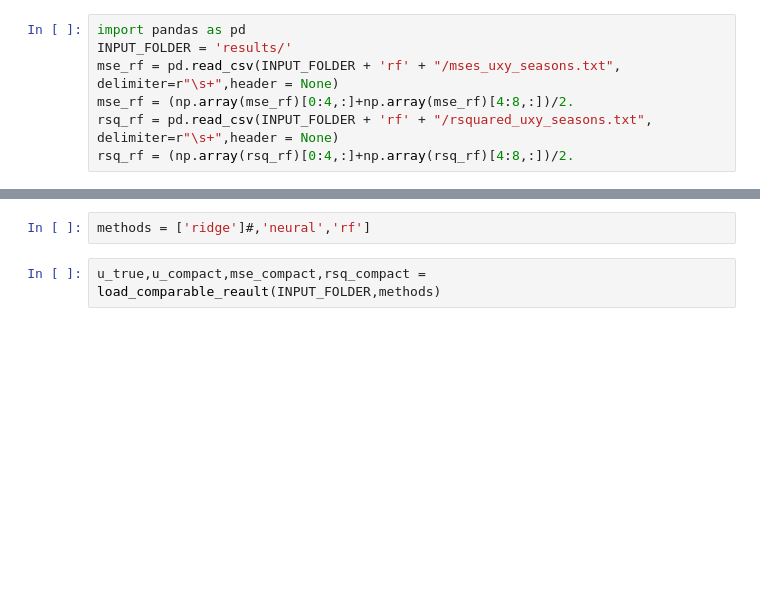
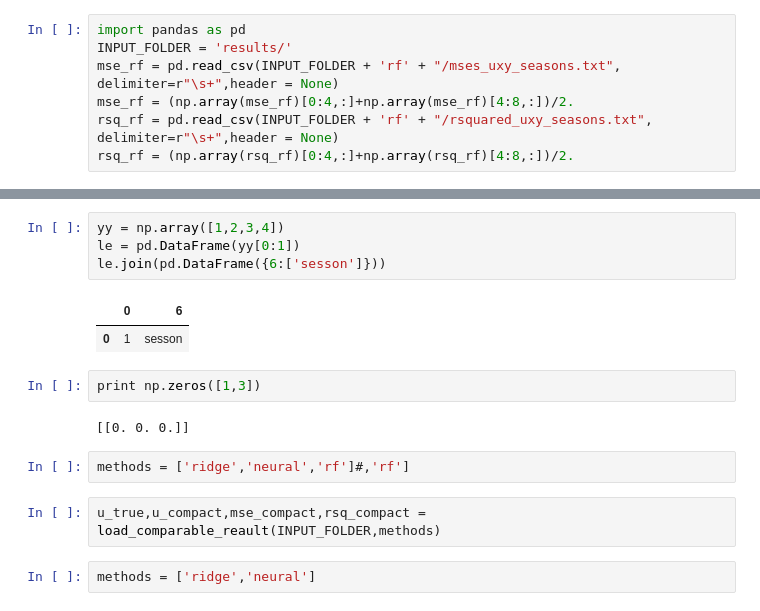
Before and after one commit to gianlucamancini7/ml_project2, a Jupyter notebook: final_submission_scripts/Result_analysis.ipynb, the cells around one changed output, grey strips where cells are left out. Drawn from its saved outputs; the diff is of its cells as text; blank space fills up the shorter version.

```diff
--- a/final_submission_scripts/Result_analysis.ipynb
+++ b/final_submission_scripts/Result_analysis.ipynb
@@ -19,7 +43,20 @@ df.to_csv(INPUT_FOLDER + 'rf' + "/rsquared_u_seasons.txt",header=None)
+# %%
+yy = np.array([1,2,3,4])
+le = pd.DataFrame(yy[0:1])
+le.join(pd.DataFrame({6:['sesson']}))
+# %% [output]
+|  | 0 | 6 |
+| 0 | 1 | sesson |
+# %%
+print np.zeros([1,3])
+# %% [output]
+[[0. 0. 0.]]
 # %%
-methods = ['ridge']#,'neural','rf']
+methods = ['ridge','neural','rf']#,'rf']
 # %%
 u_true,u_compact,mse_compact,rsq_compact = load_comparable_reault(INPUT_FOLDER,methods)
+# %%
+methods = ['ridge','neural']
 # %%
 plot_height_average(u_compact, u_true, mse_compact, methods, path = '', save=True)
 # %% [output]
```
Also changed, not shown: parts of 8 cells of this notebook, 1 other file.
